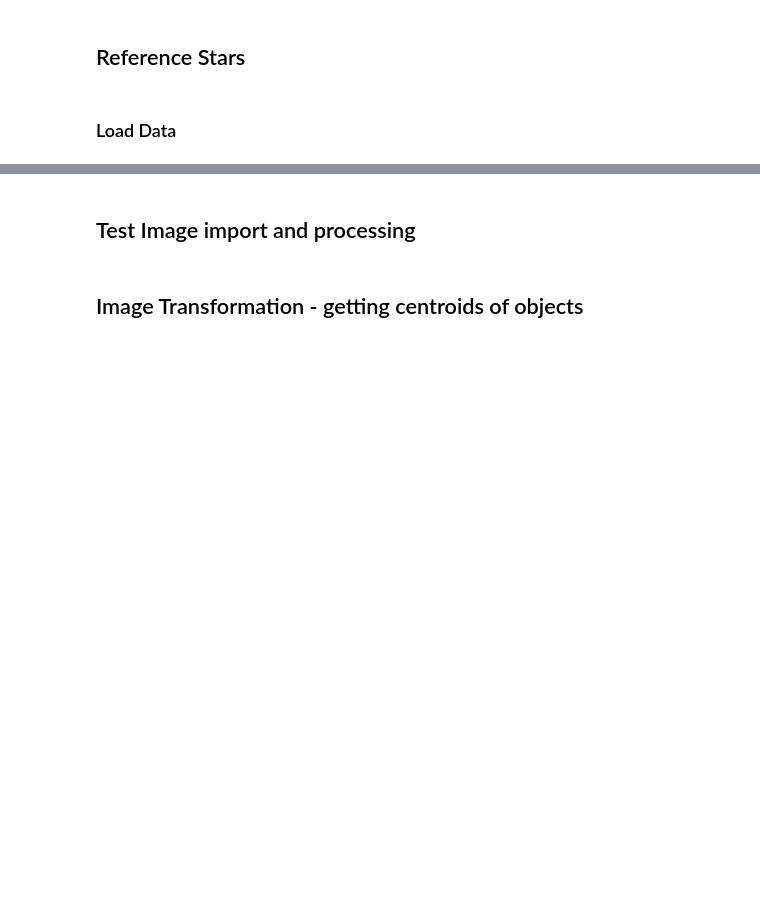
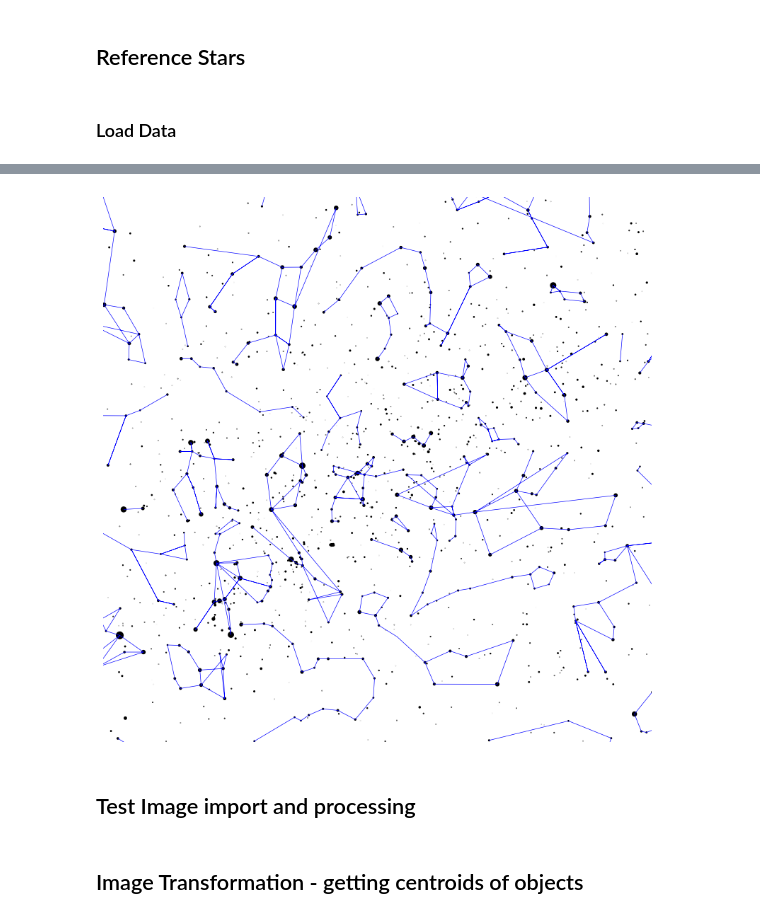
Before and after one commit to emilycardwell/find-my-star, a Jupyter notebook: testing.ipynb, the cells around one changed output, grey strips where cells are left out. Drawn from its saved outputs; the diff is of its cells as text; code cells hidden in the pictures; blank space fills up the shorter version.

```diff
--- a/testing.ipynb
+++ b/testing.ipynb
@@ -157,3 +139,56 @@ plt.show()
+# %%
+# visualization with stereographic projection
+
+up_ra, up_dec, _ = test_loc.at(dt).from_altaz(alt_degrees=90, az_degrees=90).radec()
+zenith = Star(ra_hours=up_ra.hours, dec_degrees=up_dec.degrees)
+center = test_loc.at(dt).observe(zenith).apparent()
+projection = build_stereographic_projection(center)
+field_of_view_degrees = 160
+
+stars_in_view_df = stars_df.copy()
+stars_in_view_df['x'], stars_in_view_df['y'] = projection(st_apps)
+
+load = Loader('./reference/data')
+with load.open('constellationship.fab') as f:
+    constellations = stellarium.parse_constellations(f)
+
+lines = []
+# centroids = []
+for name, edges in constellations:
+    const_lines = []
+    for star in edges:
+        x1 = stars_in_view_df['x'][star[0]]
+        y1 = stars_in_view_df['y'][star[0]]
+        x2 = stars_in_view_df['x'][star[1]]
+        y2 = stars_in_view_df['y'][star[1]]
+        const_lines.append((x1, y1))
+        const_lines.append((x2, y2))
+    # centroids.append(const_lines[0])
+    lines.append(const_lines)
+
+# const_dict = dict(load_constellation_names())
+# const_names = [const_dict[i] for i in np.array(constellations, dtype=object)[:, 0]]
+
+stars_in_view_df = stars_in_view_df[stars_in_view_df['magnitude'] < 5.5]
+stars_in_view_df['sizes'] = (5.5 - stars_in_view_df['magnitude'].values) ** 2
+
+fig, ax = plt.subplots(figsize=(10, 10))
+ax.add_collection(LineCollection(lines, colors='b', linewidths=0.5))
+ax.scatter(stars_in_view_df['x'], stars_in_view_df['y'], s=stars_in_view_df['sizes'], color='k')
+# for i, name in enumerate(const_names):
+#     x = centroids[i][0] + 0.02
+#     y = centroids[i][1]
+#     ax.annotate(name, (x,y), horizontalalignment='left', verticalalignment='top', fontsize=7)
+angle = np.pi - field_of_view_degrees / 360.0 * np.pi
+limit = np.sin(angle) / (1.0 - np.cos(angle))
+ax.set_xlim(-limit, limit)
+ax.set_ylim(-limit, limit)
+ax.xaxis.set_visible(False)
+ax.yaxis.set_visible(False)
+ax.spines[:].set_visible(False)
+plt.show()
+# %% [output]
+[figure, added]
 # %% [markdown]
 ## Test Image import and processing
 # %%
```
Also changed, not shown: parts of 10 cells of this notebook, 1 other file.
